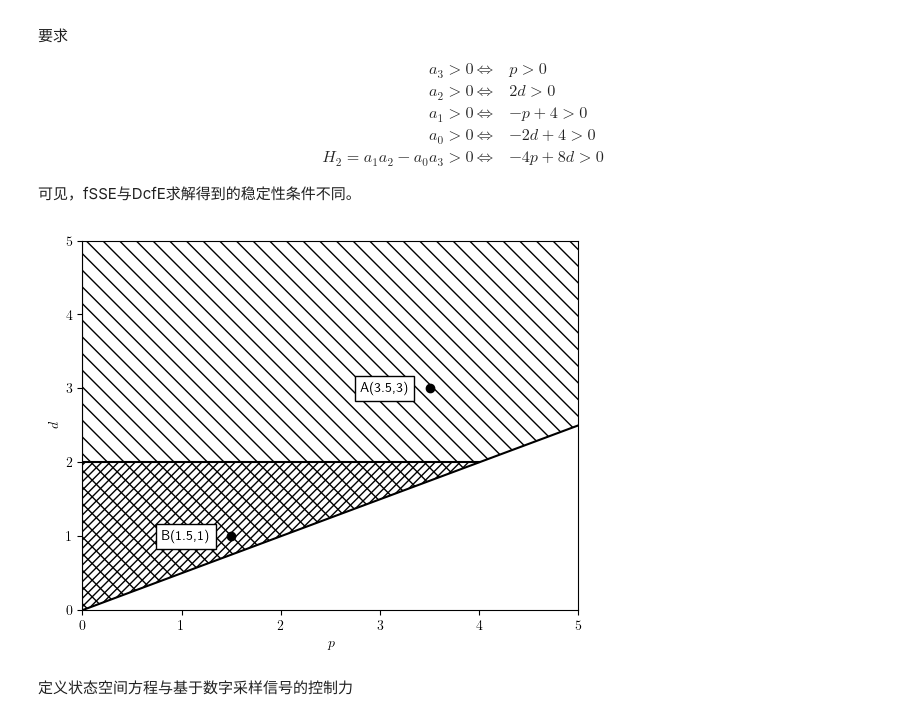
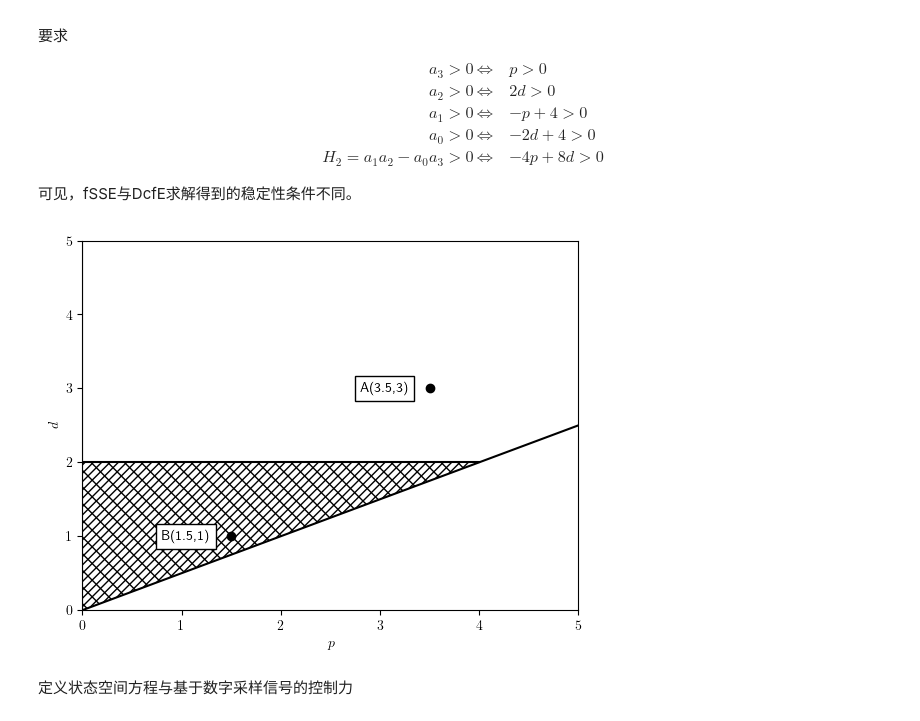
Before and after one commit to CTCingithub/CLF_DigitalControlHybridSystem, a Jupyter notebook: StabilityComparison.ipynb, the cells around one changed output. Cells and saved outputs as stored; diff of their text form; code cells hidden in the pictures.

```diff
--- a/StabilityComparison.ipynb
+++ b/StabilityComparison.ipynb
@@ -158,39 +158,38 @@ d = np.linspace(0, 5, 1000)
 
 P, D = np.meshgrid(p, d)
 
-expression = -(P**2) + 2 * P * D
-condition1 = (P > 0) & (D > 0) & (expression > 0)
-condition2 = (P > 0) & (D > 0) & (-P + 4 > 0) & (-2 * D + 4 > 0) & (-4 * P + 8 * D > 0)
+condition1 = (P > 0) & (D > 0) & (-P + 2 * D > 0) & (D < 2)
+condition2 = (P > 0) & (D > 0) & (-P > -4) & (D < 2) & (-4 * P + 8 * D > 0)
 
 mpl.rcParams["text.usetex"] = True  # 默认为false，此处设置为TRUE
 fig1, ax1 = plt.subplots()
 
 ax1.set_xlim([0, 5])
 ax1.set_ylim([0, 5])
 ax1.set_xlabel(r"$p$")
 ax1.set_ylabel(r"$d$")
 
 ax1.contourf(P, D, condition1, colors=["None", "None"], hatches=[None, "\\\\"])
 ax1.contourf(P, D, condition2, colors=["None", "None"], hatches=[None, "////"])
 ax1.plot(np.array([0, 5]), np.array([0, 2.5]), "k")
 ax1.plot(np.array([0, 4]), np.array([2, 2]), "k")
 ax1.plot(np.array([0, 0]), np.array([0, 5]), "k")
 
 ax1.scatter(np.array([1.5, 3.5]), np.array([1, 3]), c=["k"])
 ax1.annotate(
     r"A(3.5,3)",
     (2.8, 2.95),
     bbox=dict(fc="white", ec="k", lw=1, alpha=1),
 )
 ax1.annotate(
     r"B(1.5,1)",
     (0.8, 0.95),
     bbox=dict(fc="white", ec="k", lw=1, alpha=1),
 )
 
 plt.show()
 # %% [output]
-[figure, old version]
+[figure, new version]
 # %% [markdown]
 定义状态空间方程与基于数字采样信号的控制力
 # %%
```
Also changed, not shown: parts of 2 cells of this notebook, 2 other files.
